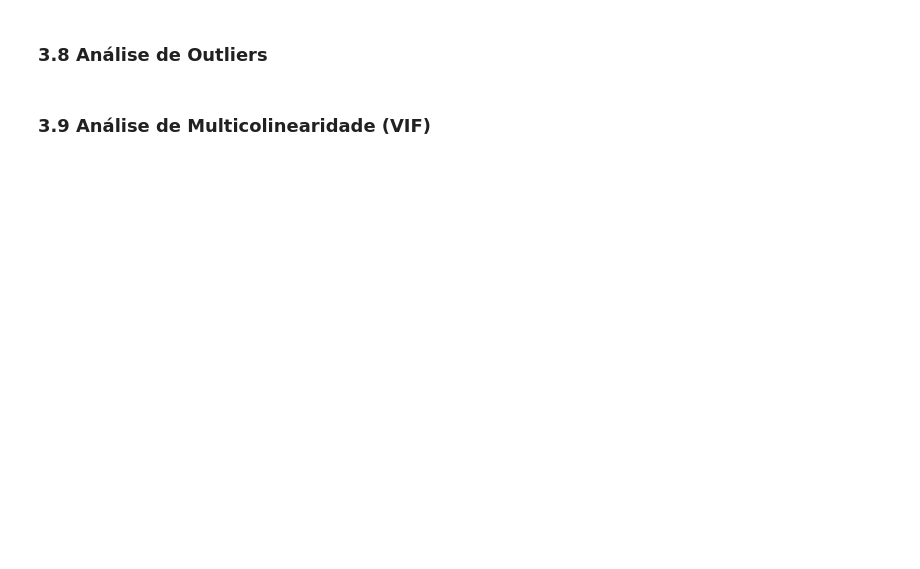
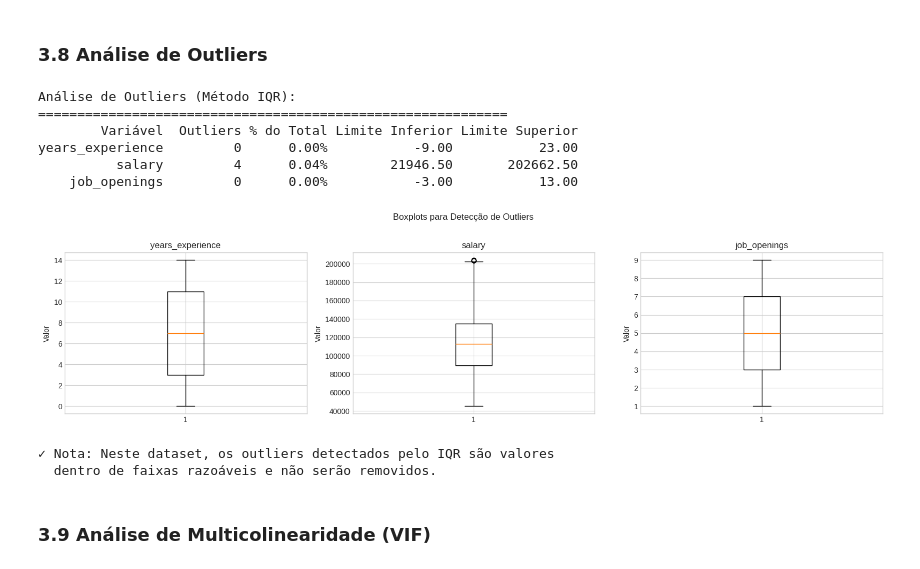
Before and after one commit to JaumGabriell/testesC318, a Jupyter notebook: notebooks/main_analysis.ipynb, the cells around one changed output. Drawn from its saved outputs; the diff is of its cells as text; code cells hidden in the pictures; blank space fills up the shorter version.

```diff
--- a/notebooks/main_analysis.ipynb
+++ b/notebooks/main_analysis.ipynb
@@ -234,7 +235,7 @@ plt.show()
 # %%
 # Variáveis categóricas
 cat_cols = ['job_title', 'company_size', 'company_industry', 'country',
-            'remote_type', 'experience_level', 'education_level', 'hiring_urgency', 'job_posting_month', 'job_posting_year',]
+            'remote_type', 'experience_level', 'education_level', 'hiring_urgency', 'job_posting_month', 'job_posting_year']
 
 print("Valores únicos por variável categórica:")
 for col in cat_cols:
@@ -384,40 +397,50 @@ def detect_outliers_iqr(data, column):
     return len(outliers), lower_bound, upper_bound
 
 # Variáveis numéricas para análise de outliers
-numeric_for_outliers = ['years_experience', 'salary', 'job_openings', 'job_posting_month', 'job_posting_year']
+numeric_for_outliers = ['years_experience', 'salary', 'job_openings']
 
 print("Análise de Outliers (Método IQR):")
 print("="*60)
 
 outlier_summary = []
 for col in numeric_for_outliers:
     n_outliers, lower, upper = detect_outliers_iqr(df, col)
     pct = (n_outliers / len(df)) * 100
     outlier_summary.append({
         'Variável': col,
         'Outliers': n_outliers,
         '% do Total': f"{pct:.2f}%",
         'Limite Inferior': f"{lower:.2f}",
         'Limite Superior': f"{upper:.2f}"
     })
 
 outlier_df = pd.DataFrame(outlier_summary)
 print(outlier_df.to_string(index=False))
 
 # Visualização de outliers com boxplots
 fig, axes = plt.subplots(1, len(numeric_for_outliers), figsize=(16, 4))
 for i, col in enumerate(numeric_for_outliers):
     axes[i].boxplot(df[col])
     axes[i].set_title(f'{col}')
     axes[i].set_ylabel('Valor')
 
 plt.suptitle('Boxplots para Detecção de Outliers', y=1.02)
 plt.tight_layout()
 plt.savefig('../reports/outliers_boxplots.png', dpi=150, bbox_inches='tight')
 plt.show()
 
 print("\n✓ Nota: Neste dataset, os outliers detectados pelo IQR são valores")
 print("  dentro de faixas razoáveis e não serão removidos.")
+# %% [output]
+Análise de Outliers (Método IQR):
+============================================================
+        Variável  Outliers % do Total Limite Inferior Limite Superior
+years_experience         0      0.00%           -9.00           23.00
+          salary         4      0.04%        21946.50       202662.50
+    job_openings         0      0.00%           -3.00           13.00
+[figure, added]
+✓ Nota: Neste dataset, os outliers detectados pelo IQR são valores
+  dentro de faixas razoáveis e não serão removidos.
 # %% [markdown]
 ### 3.9 Análise de Multicolinearidade (VIF)
 # %%
```
Also changed, not shown: parts of 19 cells of this notebook, 13 other files.
